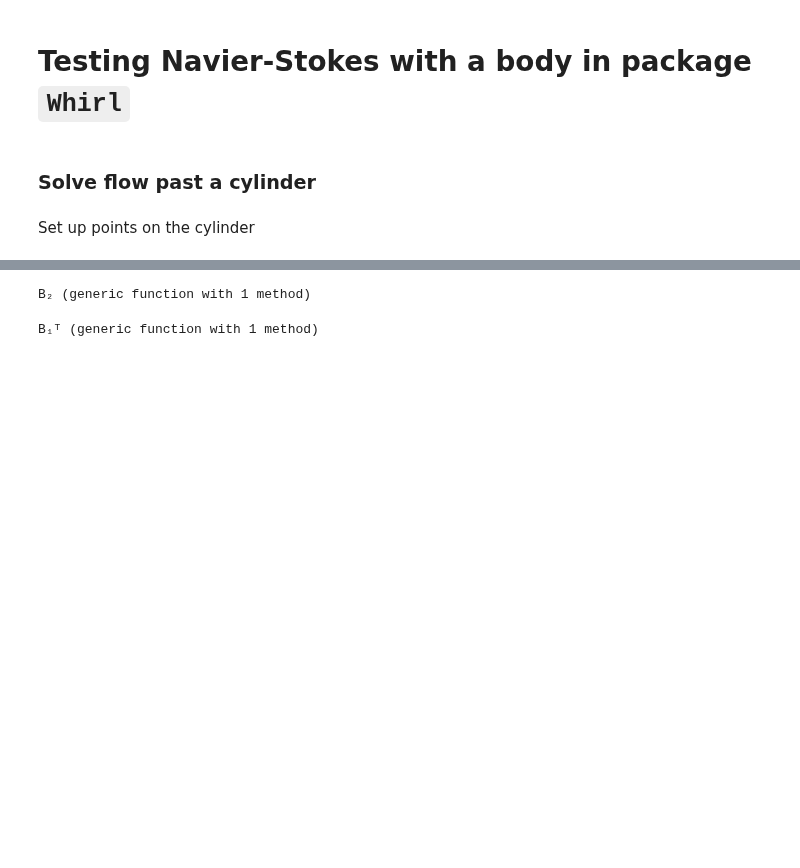
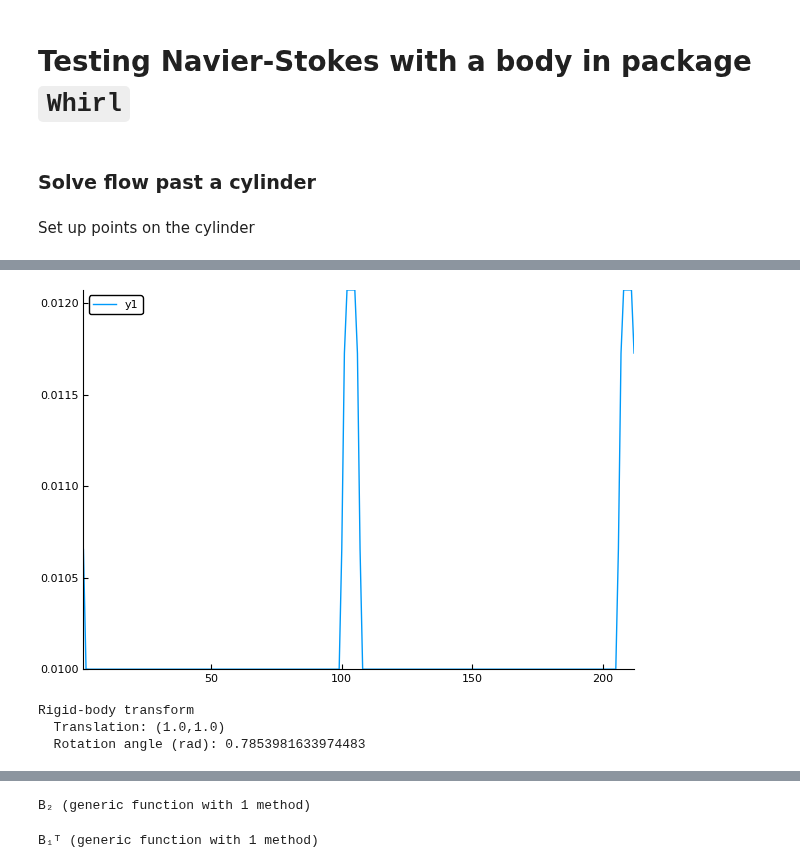
Before and after one commit to JuliaIBPM/ViscousFlow.jl, a Jupyter notebook: examples/Basic Navier-Stokes with a body.ipynb, the cells around one changed output, grey strips where cells are left out. Cells and saved outputs as stored; diff of their text form; code cells hidden in the pictures; blank space fills up the shorter version.

```diff
--- a/examples/Basic Navier-Stokes with a body.ipynb
+++ b/examples/Basic Navier-Stokes with a body.ipynb
@@ -24,0 +47,12 @@ Set up points on the cylinder
+# %%
+plot(Bodies.ds(body))
+# %% [output]
+[figure, added]
+# %%
+xc = (1.0,1.0)
+α = π/4
+T = RigidTransform(xc,α)
+# %% [output]
+Rigid-body transform
+  Translation: (1.0,1.0)
+  Rotation angle (rad): 0.7853981633974483
```
Also changed, not shown: parts of 6 cells of this notebook, 4 other files.
